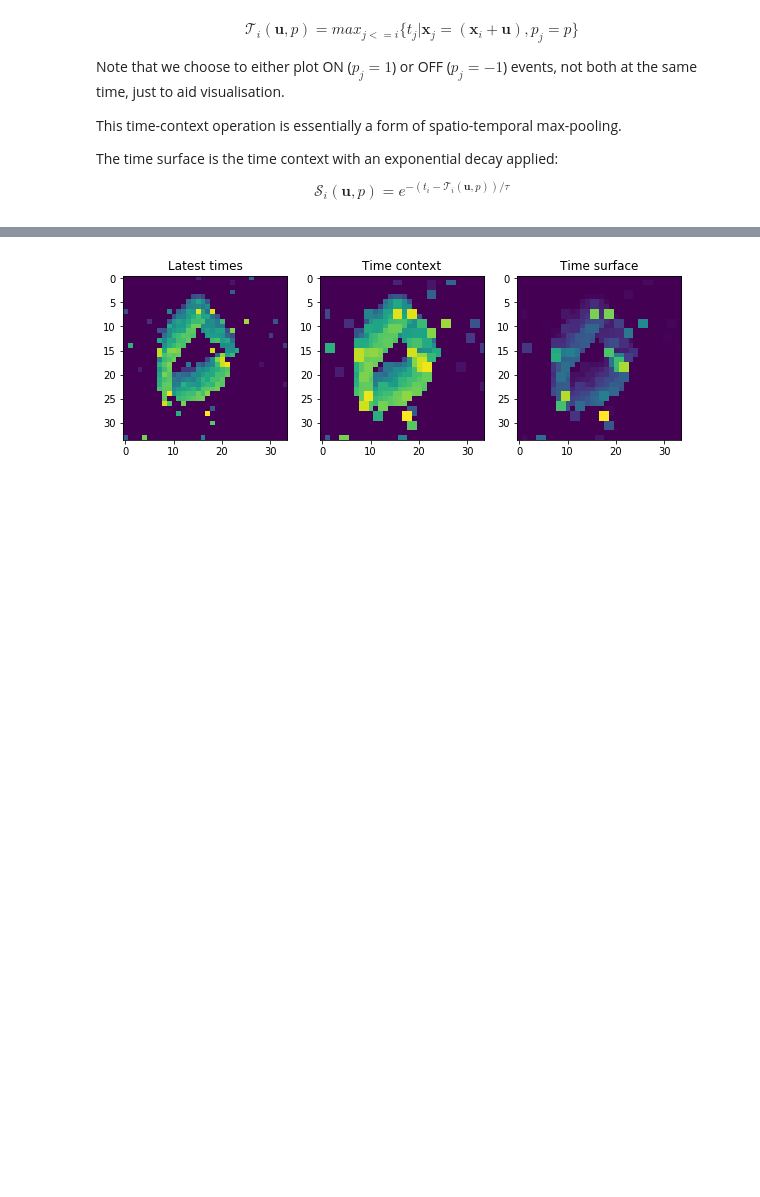
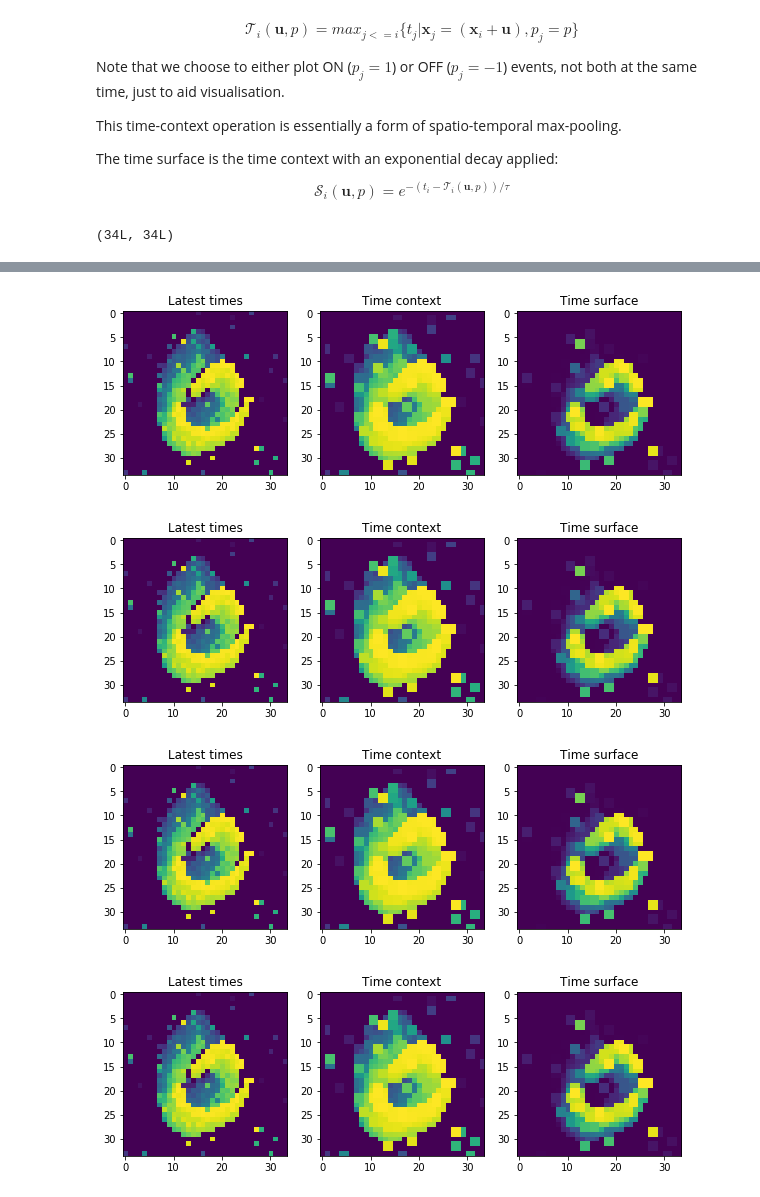
Before and after one commit to shaunirwin/event_based_time_surfaces, a Jupyter notebook: read_dataset.ipynb, the cells around one changed output, grey strips where cells are left out. Cells and saved outputs as stored; diff of their text form; code cells hidden in the pictures; blank space fills up the shorter version.

```diff
--- a/read_dataset.ipynb
+++ b/read_dataset.ipynb
@@ -74,38 +127,25 @@ $$\mathcal{S}_i(\mathbf{u},p) = e^{-(t_i - \mathcal{T}_i(\mathbf{u},p) )/\tau} $
+# %%
+feat.time_surface_on.shape
+# %% [output]
+(34L, 34L)
 # %%
+%%timeit
+
 # plot time context
 
-# set current time
-i = 100000
+feat = Feature(ev.height, ev.width, region_size=1, time_constant=10000*2)
 
-im_latest_times = np.zeros((ev.height, ev.width))
+# set time to pause at
+t_pause = 170000
 
 for e in ev.data:
-    if e.ts <= i:
-        if e.p:
-            im_latest_times[e.y, e.x] = e.ts
-    else:
-        break
-
-# generate time context
-
-R = 1
-im_time_context = np.zeros((ev.height, ev.width))
-
-for x in range(ev.width):
-    for y in range(ev.height):
-        if R <= x <= ev.width and R <= y <= ev.width:
-            im_time_context[y, x] = np.max(im_latest_times[y-R:y+R, x-R:x+R])
-
-# create time surface from time context
-
-tau = 10000*2
-
-im_time_surface = np.exp(-(i - im_time_context)/tau)
+    if e.ts <= t_pause:
+        feat.process_event(e)
 
 fig, ax = plt.subplots(1, 3, figsize=(10, 5))
-ax[0].imshow(im_latest_times)
-ax[1].imshow(im_time_context)
-ax[2].imshow(im_time_surface)
+ax[0].imshow(feat.latest_times_on)
+ax[1].imshow(feat.time_context_on)
+ax[2].imshow(feat.time_surface_on)
 ax[0].set_title('Latest times')
 ax[1].set_title('Time context')
 ax[2].set_title('Time surface')
@@ -114 +154,4 @@ Text(0.5,1,'Time surface')
-[figure, old version]
+[figure, new version]
+[figure, added]
+[figure, added]
+[figure, added]
```
Also changed, not shown: parts of 4 cells of this notebook.
